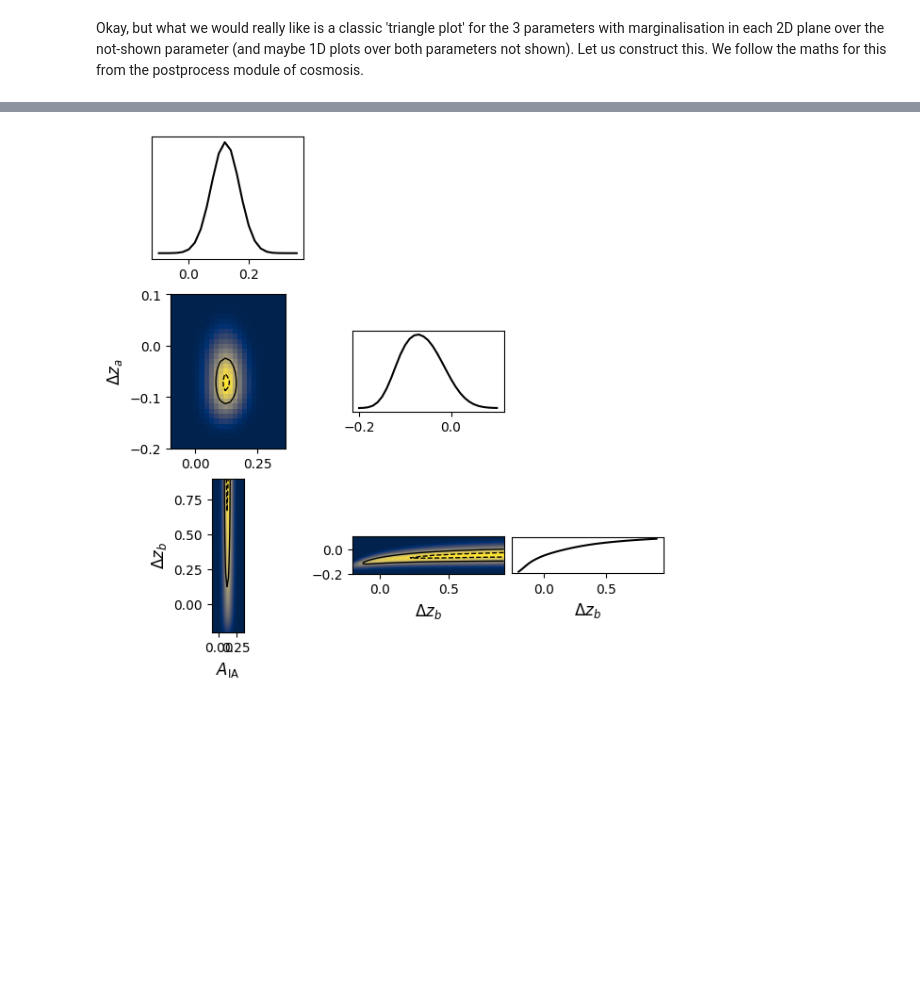
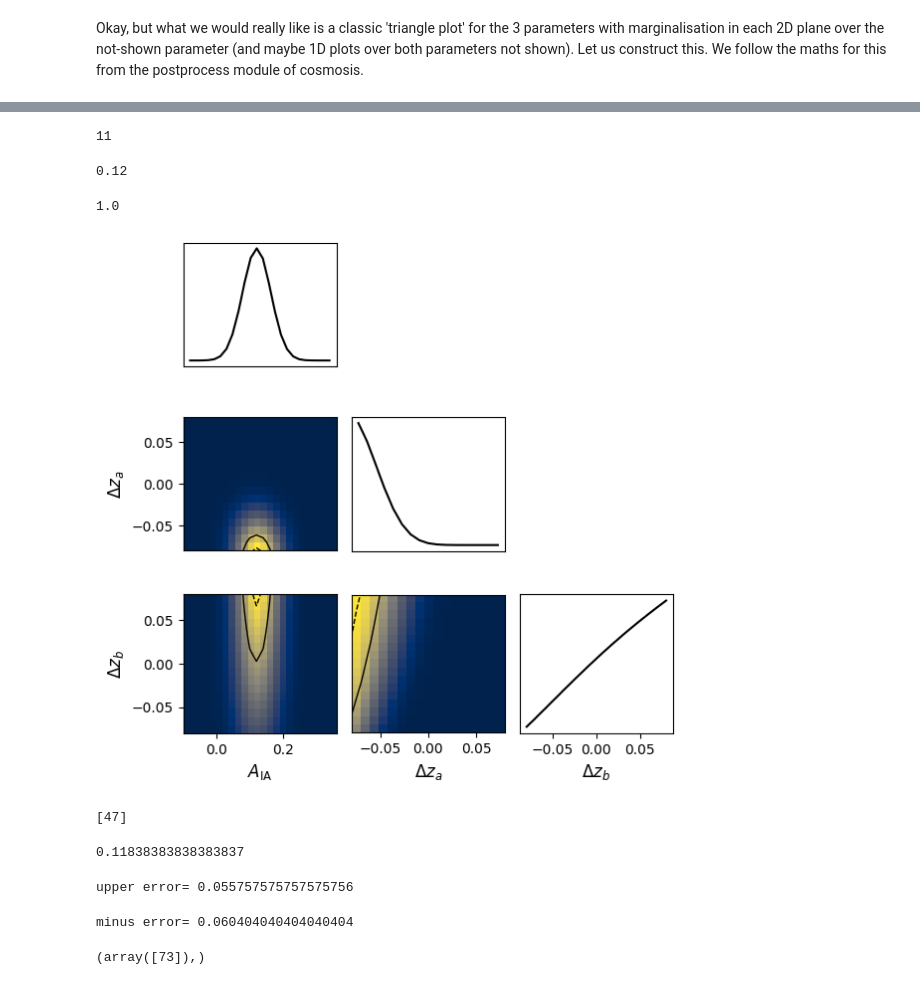
Before and after one commit to c-d-leonard/IA_GGL, a Jupyter notebook: pz_IA_delzA_delzB.ipynb, the cells around one changed output, grey strips where cells are left out. Drawn from its saved outputs; the diff is of its cells as text; code cells hidden in the pictures; blank space fills up the shorter version.

```diff
--- a/pz_IA_delzA_delzB.ipynb
+++ b/pz_IA_delzA_delzB.ipynb
@@ -216,44 +231,58 @@ plt.show()
+# %%
+max_like = np.amax(like_AIA)
+ind_best = np.where(like_AIA==max_like)
+# %% [output]
+11
+0.12
+# %%
+max_AIA
+# %% [output]
+1.0
 # %%
 colorbar_info = plt.cm.ScalarMappable(cmap='cividis')
 # Now make these into a triangle plot
 fig, axs = plt.subplots(3, 3,figsize=[6,6], layout="constrained")
 fig.delaxes(axs[0][1])
 fig.delaxes(axs[0][2])
 fig.delaxes(axs[1][2])
 axs[0,0].plot(AIA, like_AIA, color='k')
 axs[0,0].set_yticks([])
+axs[0,0].set_xticks([])
+axs[1,0].set_xticks([])
+axs[1,1].set_xticks([])
 axs[0,0].set_aspect(0.37)
 axs[0,0].tick_params(labelsize=10)
-axs[1, 0].imshow(like_dza_aia_norm, origin='lower', extent = [-0.1,0.36, -0.2,0.1], aspect=3.7/1.8, cmap='cividis')
+axs[1, 0].imshow(like_dza_aia_norm, origin='lower', extent = [-0.1,0.36, -0.08, 0.08], aspect=2.5, cmap='cividis')
 #axs[0,0].set_xlabel('$AIA$', fontsize=16)
 axs[1,0].set_ylabel('$\Delta z_a$', fontsize=12)
 axs[1,0].contour(AIA,delza,  like_dza_aia_norm, [0.68,0.95], linestyles=['solid','dashed'],colors='k', linewidths=1)
 axs[1,0].tick_params(labelsize=10)
 axs[1,1].plot(delza, like_dza, color='k')
 axs[1,1].set_yticks([])
-axs[1,1].set_aspect(0.16)
+axs[1,1].set_aspect(0.14)
 axs[1,1].tick_params(labelsize=10)
-axs[2, 0].imshow(like_dzb_aia_norm, origin='lower',extent = [-0.1,0.36,-0.2, 0.9], aspect=2, cmap='cividis')
+axs[2, 0].imshow(like_dzb_aia_norm, origin='lower',extent = [-0.1,0.36,-0.08, 0.08], aspect=2.6, cmap='cividis')
 axs[2,0].set_xlabel('$A_{\\rm IA}$', fontsize=12)
 axs[2,0].set_ylabel('$\Delta z_b$', fontsize=12)
 axs[2,0].contour(AIA,delzb,  like_dzb_aia_norm, [0.68,0.95], linestyles=['solid','dashed'],colors='k', linewidths=1)
 axs[2,0].tick_params(labelsize=10)
-axs[2,1].imshow(like_dza_dzb_norm, extent = [-0.2, 0.9,-0.2,0.1], origin='lower', aspect=0.9, cmap='cividis')
-axs[2,1].set_xlabel('$\Delta z_b$', fontsize=12)
+axs[2,1].imshow(like_dza_dzb_norm.T, extent = [-0.08, 0.08, -0.08, 0.08], origin='lower', aspect=0.9,cmap='cividis')
+axs[2,1].set_xlabel('$\Delta z_a$', fontsize=12)
 #axs[1,1].set_ylabel('$\Delta z$', fontsize=16)
-axs[2,1].contour(delzb,delza,  like_dza_dzb_norm, [0.68,0.95], linestyles=['solid','dashed'],colors='k', linewidths=1)
+axs[2,1].contour(delza, delzb, like_dza_dzb_norm.T, [0.68,0.95], aspect=0.9,linestyles=['solid','dashed'],colors='k', linewidths=1)
 axs[2,1].tick_params(labelsize=10)
+axs[2,1].set_yticks([])
 axs[2,2].plot(delzb, like_dzb, color='k')
 axs[2,2].set_yticks([])
-axs[2,2].set_aspect(0.3)
+axs[2,2].set_aspect(0.2)
 axs[2,2].set_xlabel('$\Delta z_b $', fontsize=12)
 axs[1,1].tick_params(labelsize=10)
 #plt.constrained_layout('True')
-#plt.tight_layout()
-#plt.savefig('./triangle_plot_full_distributions_priors.pdf')
-plt.show()
+plt.tight_layout()
+plt.savefig('./triangle_plot_full_distributions_priors_dza_dzb.pdf')
+#plt.show()
 # %% [output]
-[figure, old version]
+[figure, new version]
 # %%
 # Interpolate to get smoothe contours
 
@@ -300,2 +328,39 @@ sigz_smooth = sigz_spline(sigz_plot_1D)
+# %%
+# Get the marginalised constraint on AIA:sigz
+likeaia_norm = ai_smooth / simps(ai_smooth, AIA_plot)
+
+max_like = np.amax(likeaia_norm)
+ind_best = np.where(likeaia_norm==max_like)
+
+print(ind_best[0])
+
+AIA_plot[ind_best[0][0]]
+# %% [output]
+[47]
+0.11838383838383837
+# %%
+for i in range(ind_best[0][0]+1,len(AIA_plot)):
+    int_val = simps(likeaia_norm[ind_best[0][0]:i],AIA_plot[ind_best[0][0]:i])
+    #print(int_val)
+    if int_val>=0.341:
+        pluserror = AIA_plot[i]-AIA_plot[ind_best[0][0]]
+        print('upper error=', pluserror)
+        break
+# %% [output]
+upper error= 0.055757575757575756
+# %%
+for i in range(ind_best[0][0]-1,0, -1):
+    int_val = simps(likeaia_norm[i:ind_best[0][0]],AIA_plot[i:ind_best[0][0]])
+    #print(int_val)
+    if int_val>=0.341:
+        minuserror = AIA_plot[ind_best[0][0]]-AIA_plot[i]
+        print('minus error=', minuserror)
+        break
+# %% [output]
+minus error= 0.060404040404040404
+# %%
+ind_best
+# %% [output]
+(array([73]),)
 # %%
 sigz_ai_smooth.shape
```
Also changed, not shown: parts of 16 cells of this notebook, 2 other files.
